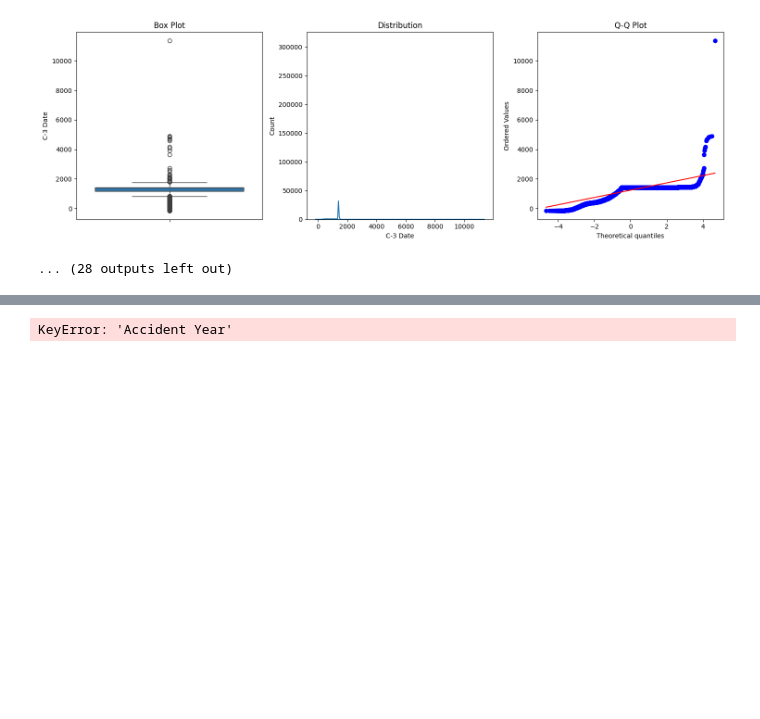
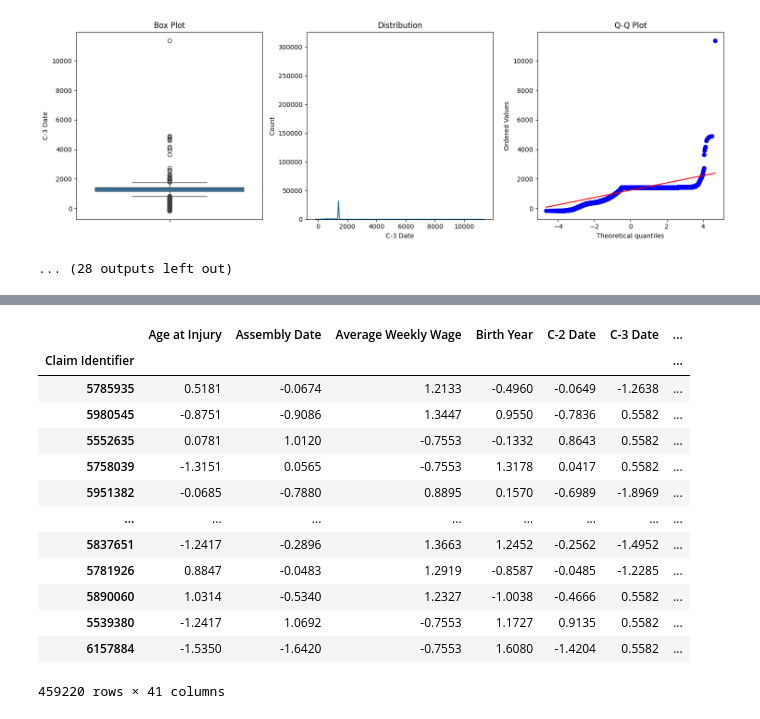
Before and after one commit to killerkiemklan/Data-Mining-24-25, a Jupyter notebook: Notebooks/Chiel_Data_Pre-processing.ipynb, the cells around one changed output, grey strips where cells are left out. Drawn from its saved outputs; the diff is of its cells as text; code cells hidden in the pictures; blank space fills up the shorter version.

```diff
--- a/Notebooks/Chiel_Data_Pre-processing.ipynb
+++ b/Notebooks/Chiel_Data_Pre-processing.ipynb
@@ -984,13 +1336,19 @@ def apply_scaling(df, scalers):
-# %%
-# Execute scaling pipeline
-train_scaled, scalers = scale_features(train_clean)
-val_scaled = apply_scaling(val_clean, scalers)
-test_scaled = apply_scaling(test_clean, scalers)
-# %% [output]
-KeyError: 'Accident Year'
 # %%
-
-train_scaled
+# %% [output]
+|  | Age at Injury | Assembly Date | Average Weekly Wage | Birth Year | C-2 Date | C-3 Date | ... |
+| Claim Identifier |  |  |  |  |  |  | ... |
+| 5785935 | 0.5181 | -0.0674 | 1.2133 | -0.4960 | -0.0649 | -1.2638 | ... |
+| 5980545 | -0.8751 | -0.9086 | 1.3447 | 0.9550 | -0.7836 | 0.5582 | ... |
+| 5552635 | 0.0781 | 1.0120 | -0.7553 | -0.1332 | 0.8643 | 0.5582 | ... |
+| 5758039 | -1.3151 | 0.0565 | -0.7553 | 1.3178 | 0.0417 | 0.5582 | ... |
+| 5951382 | -0.0685 | -0.7880 | 0.8895 | 0.1570 | -0.6989 | -1.8969 | ... |
+| ... | ... | ... | ... | ... | ... | ... | ... |
+| 5837651 | -1.2417 | -0.2896 | 1.3663 | 1.2452 | -0.2562 | -1.4952 | ... |
+| 5781926 | 0.8847 | -0.0483 | 1.2919 | -0.8587 | -0.0485 | -1.2285 | ... |
+| 5890060 | 1.0314 | -0.5340 | 1.2327 | -1.0038 | -0.4666 | 0.5582 | ... |
+| 5539380 | -1.2417 | 1.0692 | -0.7553 | 1.1727 | 0.9135 | 0.5582 | ... |
+| 6157884 | -1.5350 | -1.6420 | -0.7553 | 1.6080 | -1.4204 | 0.5582 | ... |
+459220 rows × 41 columns
 # %%
 val_full = pd.merge(y, val_scaled, on='Claim Identifier', how='right')
 
```
Also changed, not shown: parts of 16 cells of this notebook.
